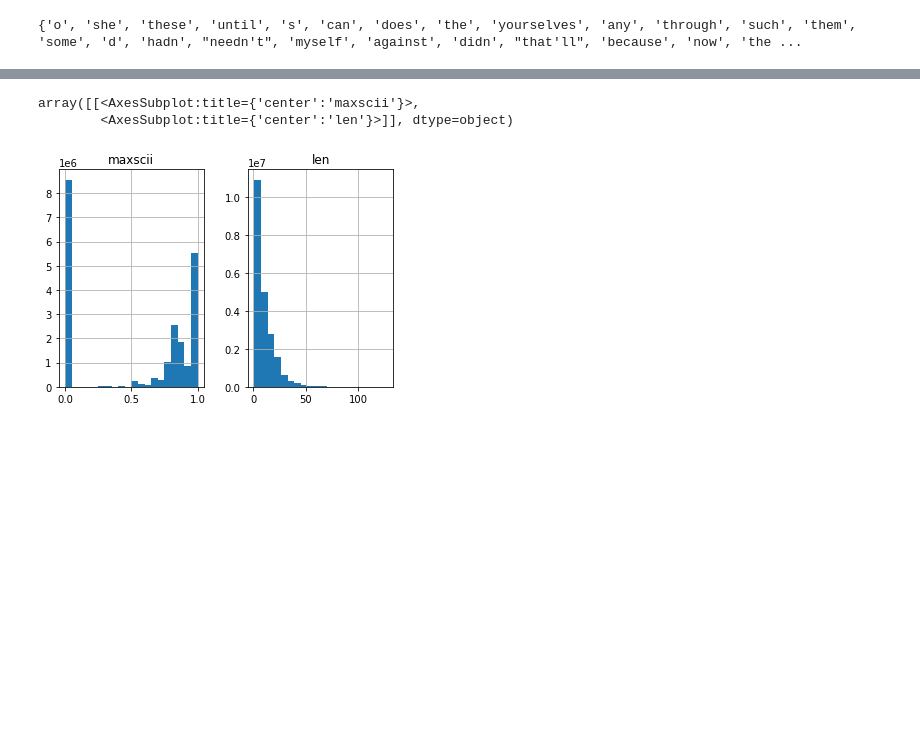
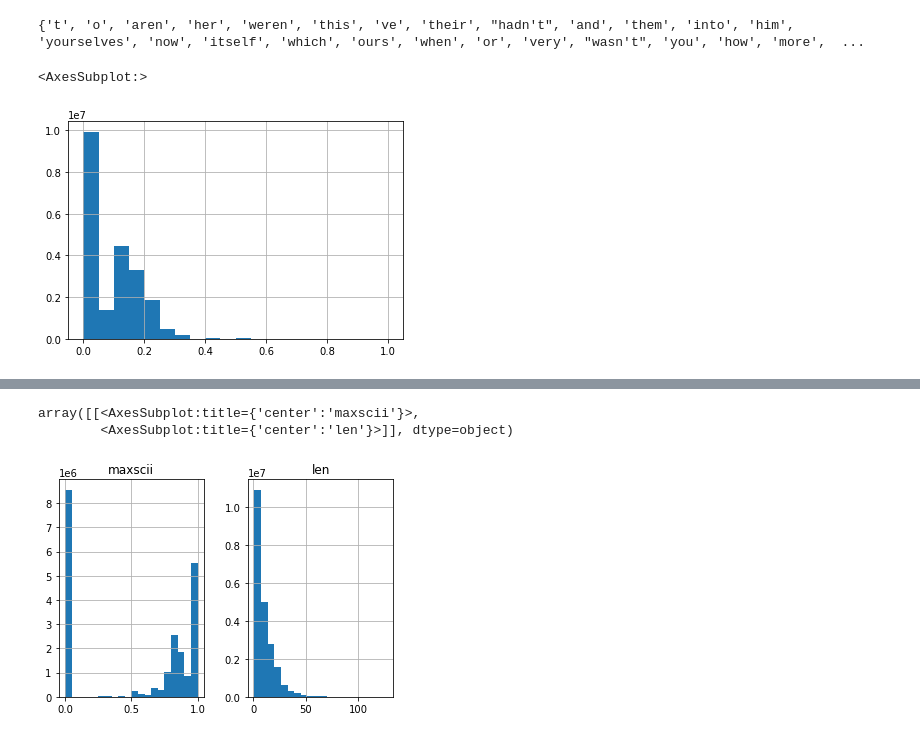
Before and after one commit to HiPatil/DL_STFU, a Jupyter notebook: kaggle_data_cleaning.ipynb, the cells around one changed output, grey strips where cells are left out. Saved outputs shown, nothing was run; the diff lists cells and outputs as text; code cells hidden in the pictures; blank space fills up the shorter version.

Commit message:
data augmentation for intermediary cuss words)

```diff
--- a/kaggle_data_cleaning.ipynb
+++ b/kaggle_data_cleaning.ipynb
@@ -11,10 +29,11 @@ This is just going to make data to turn into audio.  sentence splitting can happ
 # %%
 stops = set(stopwords.words('english'))
-print(stops)
 # %% [output]
-{'o', 'she', 'these', 'until', 's', 'can', 'does', 'the', 'yourselves', 'any', 'through', 'such', 'them', 'some', 'd', 'hadn', "needn't", 'myself', 'against', 'didn', "that'll", 'because', 'now', 'the ...
+{'t', 'o', 'aren', 'her', 'weren', 'this', 've', 'their', "hadn't", 'and', 'them', 'into', 'him', 'yourselves', 'now', 'itself', 'which', 'ours', 'when', 'or', 'very', "wasn't", 'you', 'how', 'more',  ...
 # %%
 data = pd.read_csv('dota2_chat_messages.csv')
+data['text'] = data['text'].apply(str)
+data['text'] = data['text'].apply(str.lower)
 # %%
 def maxscii(string):
     """
@@ -26,8 +45,25 @@ def maxscii(string):
 
     return float(sum(letter_list))/float(len(letter_list))
 
-def english_stops(string):
+def space_ratio(string):
+    str_string = str(string)
+    return str_string.count(" ")/len(str_string)
+
+def total_stop_words(string,stop_words):
+    """
+    count how many english stop words are present
+    returns word level ratio
+    """
+    text_list = string.split(" ")
+    stop_counts = len([i for i in text_list if i in stop_words])
+    return stop_counts/len(text_list)
 # %%
-data['maxscii'] = data.apply(lambda x : maxscii(x['text']), axis =1)
+data['maxscii'] = data.apply(lambda x : maxscii(x['text']), axis =1) #proportion of letters in text
+data['len'] = data.apply(lambda x : len(str(x['text'])), axis =1) #len in char
+data['space_ratio'] = data.apply(lambda x: space_ratio(x['text']), axis = 1)
+data['stop_percent'] = data.apply(lambda x : total_stop_words(x['text'],stops), axis = 1 )
 # %%
-data['len'] = data.apply(lambda x : len(str(x['text'])), axis =1)
+data["space_ratio"].hist(bins = 20)
+# %% [output]
+<AxesSubplot:>
+[figure, added]
```
Also changed, not shown: parts of 10 cells of this notebook.
